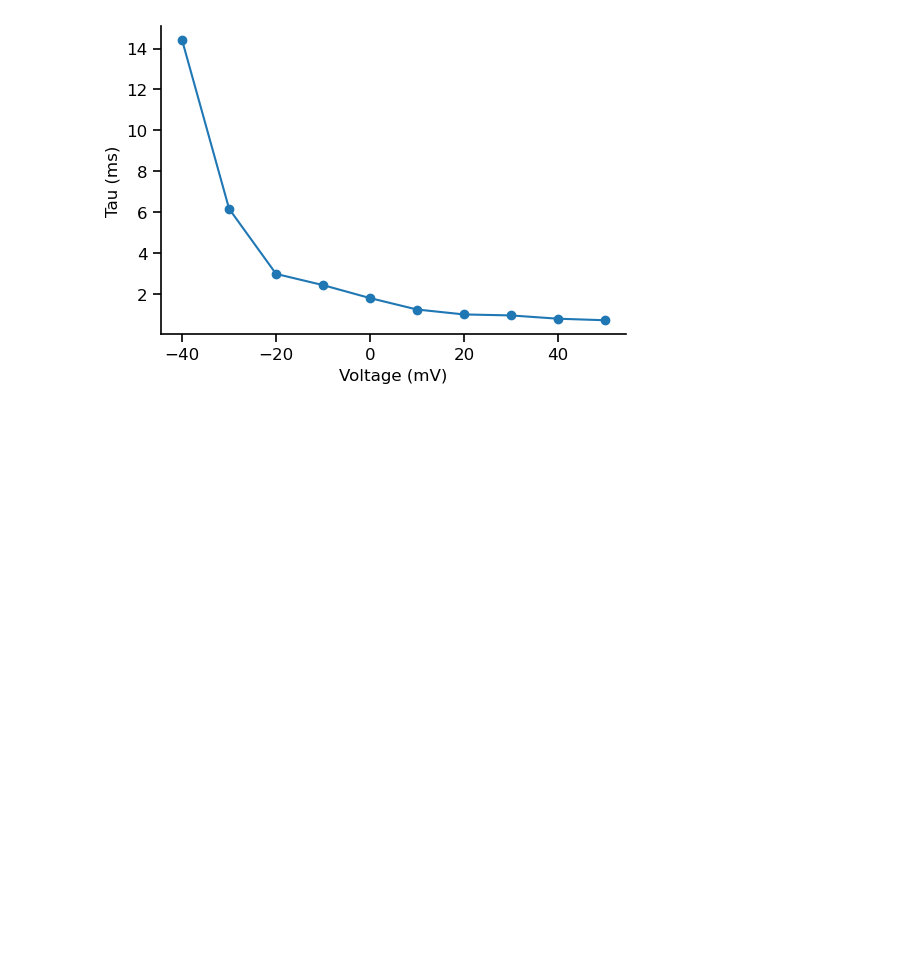
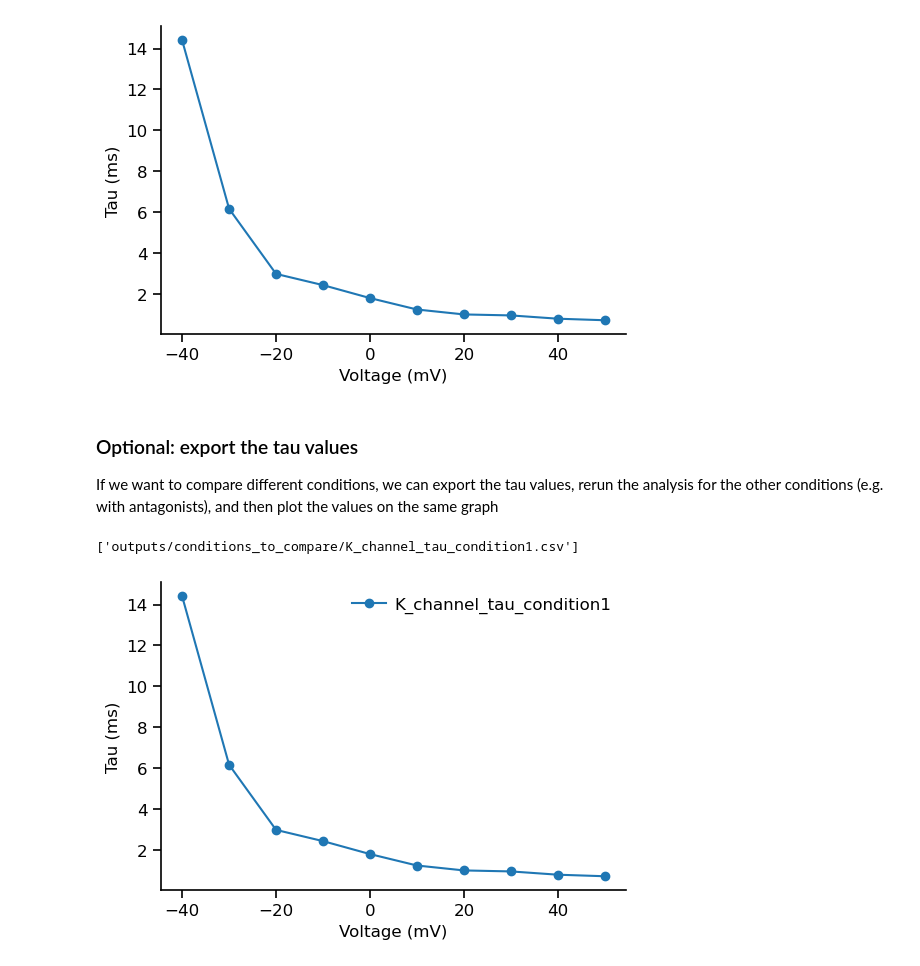
Before and after one commit to argalloni/CSHL_IonChannels2025, a Jupyter notebook: Analysis 4 - K activation I-V.ipynb, the cells around one changed output. Saved outputs shown, nothing was run; the diff lists cells and outputs as text; code cells hidden in the pictures; blank space fills up the shorter version.

Commit message:
added data export to K activation notebook

```diff
--- a/Analysis 4 - K activation I-V.ipynb
+++ b/Analysis 4 - K activation I-V.ipynb
@@ -242,6 +242,10 @@ plt.show()
 Finally, let's plot the the rise timeconstant vs the voltage steps applied.
 # %%
 voltage_steps = voltage_between_markers[:, 0]
+tau_values = np.array(tau_values)
+nan_idx = np.isnan(tau_values)
+voltage_steps = voltage_steps[~nan_idx]
+tau_values = tau_values[~nan_idx]
 
 fig, ax = plt.subplots(1, 1, figsize=(6, 4))
 ax.plot(voltage_steps, tau_values, 'o-')
@@ -250,3 +254,37 @@ ax.set_xlabel('Voltage (mV)')
 plt.show()
 # %% [output]
 [figure]
+# %% [markdown]
+### Optional: export the tau values
+
+If we want to compare different conditions, we can export the tau values, rerun the analysis for the other conditions (e.g. with antagonists), and then plot the values on the same graph
+# %%
+# Save tau values to csv
+name = 'K_channel_tau_condition1'
+folder = 'outputs/conditions_to_compare/'
+
+import os
+os.makedirs(folder, exist_ok=True) # If the folder doesn't exist, create it.
+x_data = voltage_steps
+y_data = tau_values
+data = np.column_stack((x_data, y_data))
+np.savetxt(folder + name + '.csv', data, delimiter=',')
+
+from glob import glob
+data_files = glob(folder+"/*.csv")
+data_files
+# %% [output]
+['outputs/conditions_to_compare/K_channel_tau_condition1.csv']
+# %%
+# Load all the files in the folder and plot them on the same graph
+fig, ax = plt.subplots(1, 1, figsize=(6, 4))
+for file in data_files:
+    data = np.loadtxt(file, delimiter=',')
+    basename = os.path.basename(file)[:-4]
+    ax.plot(data[:, 0], data[:, 1],'o-',label=basename)
+ax.set_ylabel('Tau (ms)')
+ax.set_xlabel('Voltage (mV)')
+plt.legend(loc='best', handlelength=2, handletextpad=0.5)
+plt.show()
+# %% [output]
+[figure, added]
```
Also changed, not shown: 1 other file.
